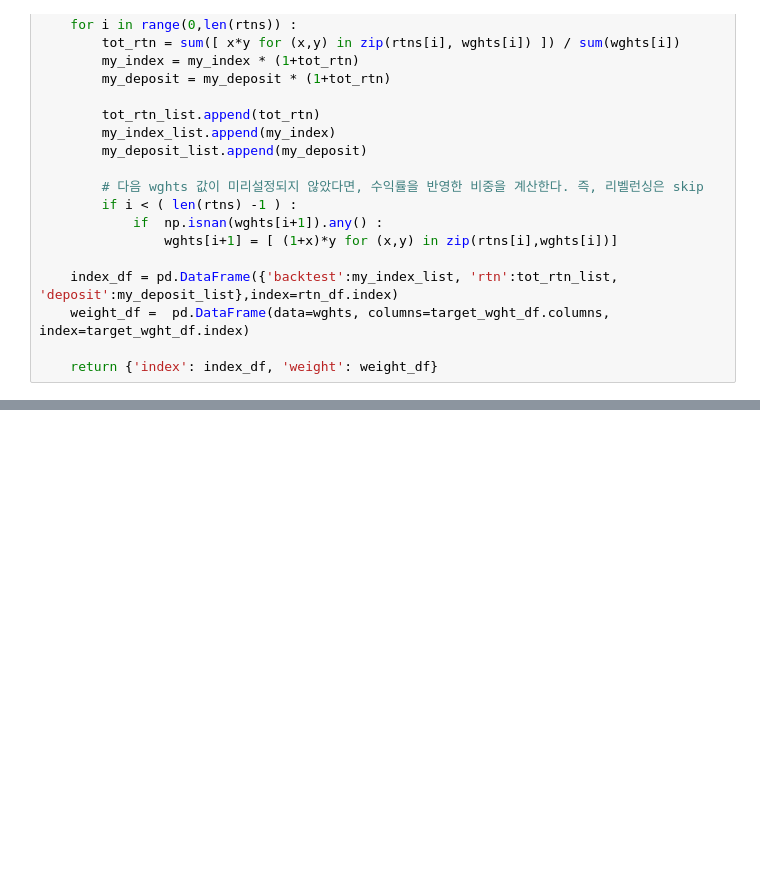
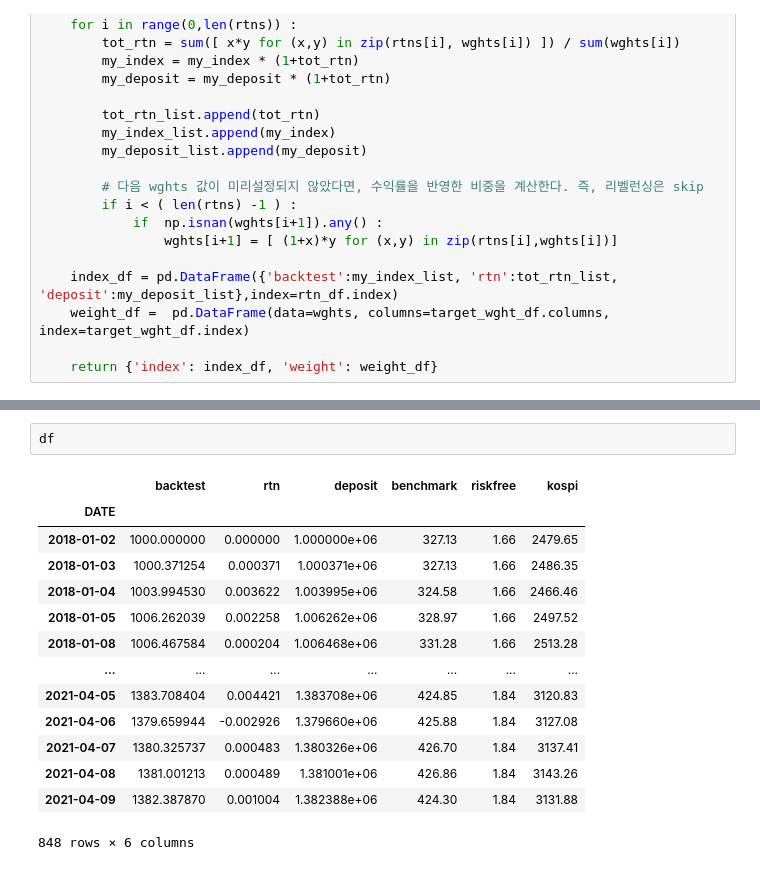
Before and after one commit to sunkism/backtest, a Jupyter notebook: backtest_v3.ipynb, the cells around one changed output, grey strips where cells are left out. Cells and saved outputs as stored; diff of their text form; blank space fills up the shorter version.

```diff
--- a/backtest_v3.ipynb
+++ b/backtest_v3.ipynb
@@ -755,0 +768,17 @@ rerere = generate_index(my_config['init_index'],my_config['init_amt'],result['rt
+# %%
+df
+# %% [output]
+|  | backtest | rtn | deposit | benchmark | riskfree | kospi |
+| DATE |  |  |  |  |  |  |
+| 2018-01-02 | 1000.000000 | 0.000000 | 1.000000e+06 | 327.13 | 1.66 | 2479.65 |
+| 2018-01-03 | 1000.371254 | 0.000371 | 1.000371e+06 | 327.13 | 1.66 | 2486.35 |
+| 2018-01-04 | 1003.994530 | 0.003622 | 1.003995e+06 | 324.58 | 1.66 | 2466.46 |
+| 2018-01-05 | 1006.262039 | 0.002258 | 1.006262e+06 | 328.97 | 1.66 | 2497.52 |
+| 2018-01-08 | 1006.467584 | 0.000204 | 1.006468e+06 | 331.28 | 1.66 | 2513.28 |
+| ... | ... | ... | ... | ... | ... | ... |
+| 2021-04-05 | 1383.708404 | 0.004421 | 1.383708e+06 | 424.85 | 1.84 | 3120.83 |
+| 2021-04-06 | 1379.659944 | -0.002926 | 1.379660e+06 | 425.88 | 1.84 | 3127.08 |
+| 2021-04-07 | 1380.325737 | 0.000483 | 1.380326e+06 | 426.70 | 1.84 | 3137.41 |
+| 2021-04-08 | 1381.001213 | 0.000489 | 1.381001e+06 | 426.86 | 1.84 | 3143.26 |
+| 2021-04-09 | 1382.387870 | 0.001004 | 1.382388e+06 | 424.30 | 1.84 | 3131.88 |
+848 rows × 6 columns
```
Also changed, not shown: parts of 6 cells of this notebook, 1 other file.
